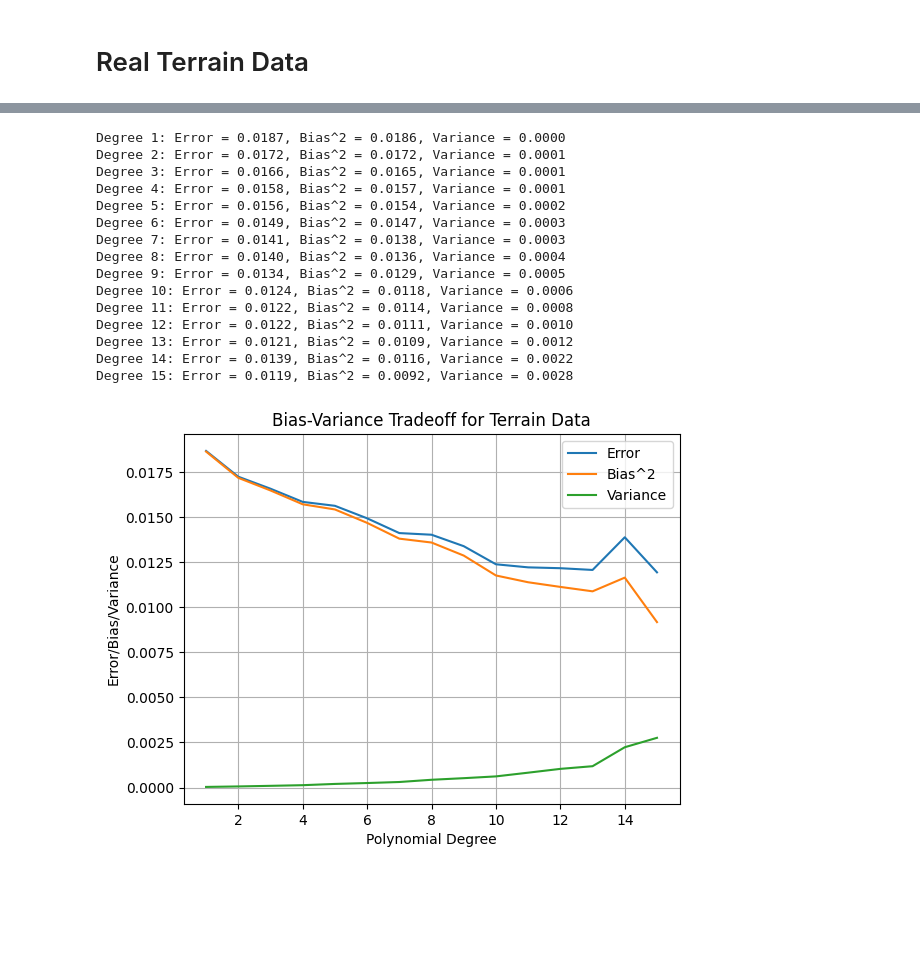
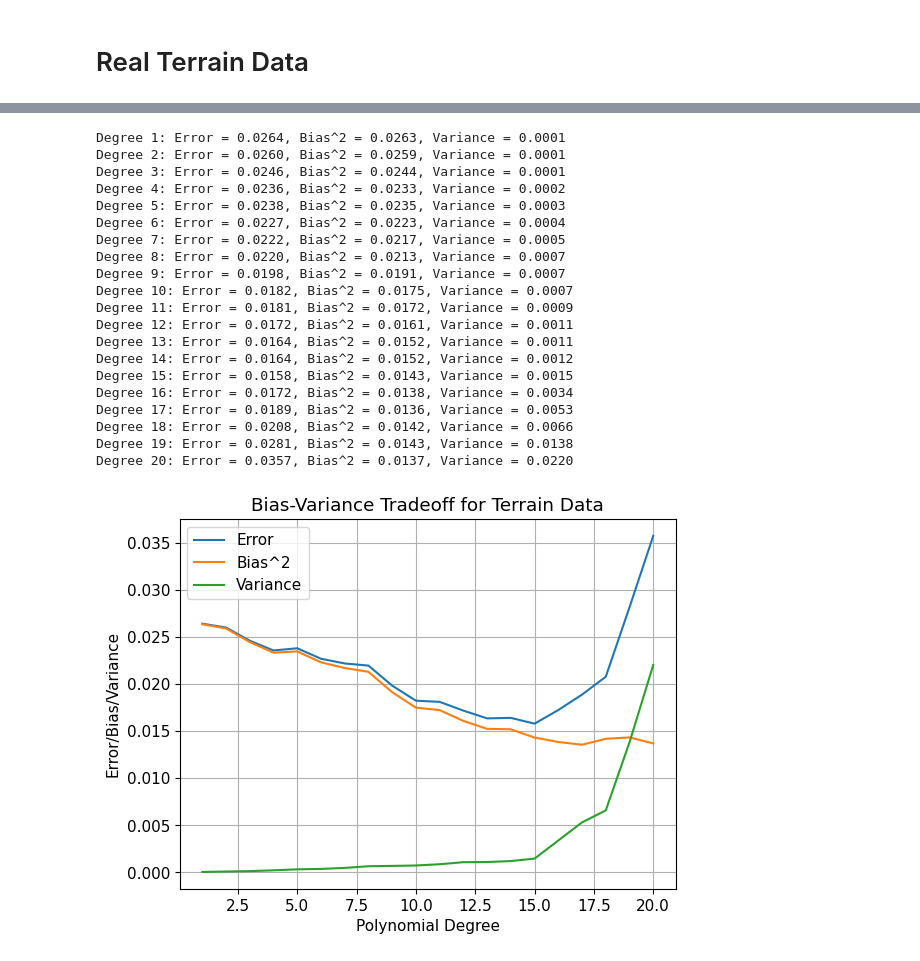
Before and after one commit to tiriltk/FYSSTK4155, a Jupyter notebook: Project1/terraincode.ipynb, the cells around one changed output, grey strips where cells are left out. Saved outputs shown, nothing was run; the diff lists cells and outputs as text; code cells hidden in the pictures; blank space fills up the shorter version.

```diff
--- a/Project1/terraincode.ipynb
+++ b/Project1/terraincode.ipynb
@@ -40,6 +40,8 @@ y = np.arange(1801)
 
 X, Y = np.meshgrid(x, y)
 
+plt.rcParams.update({'font.size': 11})
+
 ax.plot_surface(X, Y, terrain1.T, cmap='terrain')
 
 ax.set_xlim(0, 3601)
@@ -50,9 +52,5 @@ plt.xlabel('X')
 plt.ylabel('Y')
 plt.savefig("Terrain_plot_3D.png")
 plt.show()
-
-"""
-https://jakevdp.github.io/PythonDataScienceHandbook/04.12-three-dimensional-plotting.html
-"""
 # %% [output]
 Dimensions of terrain data: (3601, 1801)
@@ -165,8 +156,8 @@ points_scaled = np.column_stack((min_max_scaling(points[:, 0]), min_max_scaling(
 x = points_scaled[:, 0]
 y = points_scaled[:, 1]
 
-degrees = np.arange(1, 16)  # Polynomial degrees
-lambdas = np.logspace(-4, 0, 5)  # Different lambda values
+degrees = np.arange(1, 21)
+lambdas = np.logspace(-4, 0, 5)
 
 MSE_Ridge_train = np.zeros((len(degrees), len(lambdas)))
 MSE_Ridge_test = np.zeros((len(degrees), len(lambdas)))
@@ -175,45 +166,41 @@ R2_Ridge_test = np.zeros((len(degrees), len(lambdas)))
 
 for i, deg in enumerate(degrees):
     X = create_X(x, y, n=deg)
-    X = X[:, 1:]  # Remove the intercept for now
+    X = X[:, 1:]
 
     # Train-test split
-    X_train, X_test, z_train, z_test = train_test_split(X, z_scaled, test_size=0.2, random_state=42)
+    X_train, X_test, z_train, z_test = train_test_split(X, z_scaled, test_size=0.2, random_state=1042)
 
     # Scale the data
     scaler = StandardScaler()
     X_train_scaled = scaler.fit_transform(X_train)
     X_test_scaled = scaler.transform(X_test)
 
-    # Center target values
+    # Center
     z_train_mean = np.mean(z_train)
     z_train_scaled = z_train - z_train_mean
     z_test_scaled = z_test - z_train_mean
 
-    # Loop over different lambda values
     p = X_train_scaled.shape[1]
     I = np.eye(p)
 
     for j, lmb in enumerate(lambdas):
-        # Ridge regression
         Ridgebeta = np.linalg.inv(X_train_scaled.T @ X_train_scaled + lmb * I) @ X_train_scaled.T @ z_train_scaled
 
-        # Predictions
         y_train_pred = X_train_scaled @ Ridgebeta + z_train_mean
         y_test_pred = X_test_scaled @ Ridgebeta + z_train_mean
 
-        # Compute MSE and R²
         MSE_Ridge_train[i, j] = mean_squared_error(z_train, y_train_pred)
         MSE_Ridge_test[i, j] = mean_squared_error(z_test, y_test_pred)
         R2_Ridge_train[i, j] = r2_score(z_train, y_train_pred)
         R2_Ridge_test[i, j] = r2_score(z_test, y_test_pred)
 
 
-
 mse_colors = plt.cm.Blues(np.linspace(0.4, 1, len(lambdas)))
 r2_colors = plt.cm.Reds(np.linspace(0.4, 1, len(lambdas)))
 
-# Plot MSE vs Polynomial Degree for Ridge Regression
+plt.rcParams.update({'font.size': 11})
+
 plt.figure(figsize=(10, 6))
 for j, lmb in enumerate(lambdas):
     plt.plot(degrees, MSE_Ridge_test[:, j], marker='o', label=f'λ={lmb:.4f}', color=mse_colors[j])
@@ -224,7 +211,6 @@ plt.legend()
 plt.grid(True)
 plt.show()
 
-# Plot R² vs Polynomial Degree for Ridge Regression
 plt.figure(figsize=(10, 6))
 for j, lmb in enumerate(lambdas):
     plt.plot(degrees, R2_Ridge_test[:, j], marker='o', label=f'λ={lmb:.4f}', color=r2_colors[j])
@@ -243,12 +229,11 @@ MSE_Lasso_test = np.zeros((len(degrees), len(lambdas)))
 R2_Lasso_train = np.zeros((len(degrees), len(lambdas)))
 R2_Lasso_test = np.zeros((len(degrees), len(lambdas)))
 
-# Apply Lasso regression for each degree and lambda
 for i, deg in enumerate(degrees):
     X = create_X(x_scaled, y_scaled, n=deg)
     X = X[:, 1:]  # Remove the intercept
 
-    X_train, X_test, z_train, z_test = train_test_split(X, z_scaled, test_size=0.2, random_state=42)
+    X_train, X_test, z_train, z_test = train_test_split(X, z_scaled, test_size=0.2, random_state=1042)
 
     # Scale the data
     scaler = StandardScaler()
@@ -260,22 +245,21 @@ for i, deg in enumerate(degrees):
     z_test_scaled = z_test - z_train_mean
 
     for j, lmb in enumerate(lambdas):
-        # Lasso regression with varying lambda values
+
         lasso = Lasso(alpha=lmb, max_iter=10000)
         lasso.fit(X_train_scaled, z_train_scaled)
 
         y_train_pred = lasso.predict(X_train_scaled) + z_train_mean
         y_test_pred = lasso.predict(X_test_scaled) + z_train_mean
 
-        # Compute MSE and R²
         MSE_Lasso_train[i, j] = mean_squared_error(z_train, y_train_pred)
         MSE_Lasso_test[i, j] = mean_squared_error(z_test, y_test_pred)
         R2_Lasso_train[i, j] = r2_score(z_train, y_train_pred)
         R2_Lasso_test[i, j] = r2_score(z_test, y_test_pred)
 
 # Plotting results
+plt.rcParams.update({'font.size': 11})
 
-# Plot MSE for Lasso on test data
 mse_colors = plt.cm.Blues(np.linspace(0.4, 1, len(lambdas)))
 plt.figure(figsize=(10, 6))
 for j, lmb in enumerate(lambdas):
@@ -287,7 +271,6 @@ plt.legend()
 plt.grid(True)
 plt.show()
 
-# Plot R² for Lasso on test data
 r2_colors = plt.cm.Reds(np.linspace(0.4, 1, len(lambdas)))
 plt.figure(figsize=(10, 6))
 for j, lmb in enumerate(lambdas):
@@ -304,6 +287,8 @@ plt.show()
 # %%
 # best lambda value
 lambda_value = 0.0001
+
+plt.rcParams.update({'font.size': 11})
 
 best_MSE_Ridge_test = MSE_Ridge_test[:, 0]
 best_MSE_Lasso_test = MSE_Lasso_test[:, 0]
@@ -316,7 +301,6 @@ plt.plot(degrees, MSE_train_values, marker='o', color='grey', label='Train OLS',
 plt.plot(degrees, MSE_test_values, marker='o', color='black', label='Test OLS')
 plt.plot(degrees, best_MSE_Ridge_test, marker='o', label='Test Ridge (λ=0.0001)', color='red')
 plt.plot(degrees, best_MSE_Lasso_test, marker='o', label='Test Lasso (λ=0.0001)', color='blue')
-
 
 plt.xlabel('Polynomial Degree')
 plt.ylabel('MSE')
@@ -349,7 +333,7 @@ from sklearn.utils import resample
 # %%
 # Number of bootstrap samples
 n_boostraps = 100
-maxdegree = 15
+maxdegree = 20
 
 error = np.zeros(maxdegree)
 bias = np.zeros(maxdegree)
@@ -365,47 +349,52 @@ X_train, X_test, z_train, z_test = train_test_split(X, z_scaled, test_size=0.2,
 # Bootstrap resampling and polynomial fitting loop
 for degree in range(1, maxdegree + 1):
     model = make_pipeline(PolynomialFeatures(degree=degree), LinearRegression(fit_intercept=False))
     z_pred = np.empty((z_test.shape[0], n_boostraps))
 
     for i in range(n_boostraps):
         X_, z_ = resample(X_train, z_train)  # Bootstrap resample
         z_pred[:, i] = model.fit(X_, z_).predict(X_test).ravel()
 
     # Reshape z_test
     z_test = z_test.reshape(-1, 1)
 
     # Calculate error, bias, and variance
     error[degree-1] = np.mean(np.mean((z_test - z_pred) ** 2, axis=1))
     bias[degree-1] = np.mean((z_test - np.mean(z_pred, axis=1, keepdims=True)) ** 2)
     variance[degree-1] = np.mean(np.var(z_pred, axis=1))
 
     print(f'Degree {degree}: Error = {error[degree-1]:.4f}, Bias^2 = {bias[degree-1]:.4f}, Variance = {variance[degree-1]:.4f}')
 
 # Plot Error, Bias^2, and Variance
 plt.plot(polydegree, error, label='Error')
 plt.plot(polydegree, bias, label='Bias^2')
 plt.plot(polydegree, variance, label='Variance')
 plt.xlabel('Polynomial Degree')
 plt.ylabel('Error/Bias/Variance')
 plt.legend()
 plt.title('Bias-Variance Tradeoff for Terrain Data')
 plt.grid(True)
 plt.show()
 # %% [output]
-Degree 1: Error = 0.0187, Bias^2 = 0.0186, Variance = 0.0000
-Degree 2: Error = 0.0172, Bias^2 = 0.0172, Variance = 0.0001
-Degree 3: Error = 0.0166, Bias^2 = 0.0165, Variance = 0.0001
-Degree 4: Error = 0.0158, Bias^2 = 0.0157, Variance = 0.0001
-Degree 5: Error = 0.0156, Bias^2 = 0.0154, Variance = 0.0002
-Degree 6: Error = 0.0149, Bias^2 = 0.0147, Variance = 0.0003
-Degree 7: Error = 0.0141, Bias^2 = 0.0138, Variance = 0.0003
-Degree 8: Error = 0.0140, Bias^2 = 0.0136, Variance = 0.0004
-Degree 9: Error = 0.0134, Bias^2 = 0.0129, Variance = 0.0005
-Degree 10: Error = 0.0124, Bias^2 = 0.0118, Variance = 0.0006
-Degree 11: Error = 0.0122, Bias^2 = 0.0114, Variance = 0.0008
-Degree 12: Error = 0.0122, Bias^2 = 0.0111, Variance = 0.0010
-Degree 13: Error = 0.0121, Bias^2 = 0.0109, Variance = 0.0012
-Degree 14: Error = 0.0139, Bias^2 = 0.0116, Variance = 0.0022
-Degree 15: Error = 0.0119, Bias^2 = 0.0092, Variance = 0.0028
+Degree 1: Error = 0.0264, Bias^2 = 0.0263, Variance = 0.0001
+Degree 2: Error = 0.0260, Bias^2 = 0.0259, Variance = 0.0001
+Degree 3: Error = 0.0246, Bias^2 = 0.0244, Variance = 0.0001
+Degree 4: Error = 0.0236, Bias^2 = 0.0233, Variance = 0.0002
+Degree 5: Error = 0.0238, Bias^2 = 0.0235, Variance = 0.0003
+Degree 6: Error = 0.0227, Bias^2 = 0.0223, Variance = 0.0004
+Degree 7: Error = 0.0222, Bias^2 = 0.0217, Variance = 0.0005
+Degree 8: Error = 0.0220, Bias^2 = 0.0213, Variance = 0.0007
+Degree 9: Error = 0.0198, Bias^2 = 0.0191, Variance = 0.0007
+Degree 10: Error = 0.0182, Bias^2 = 0.0175, Variance = 0.0007
+Degree 11: Error = 0.0181, Bias^2 = 0.0172, Variance = 0.0009
+Degree 12: Error = 0.0172, Bias^2 = 0.0161, Variance = 0.0011
+Degree 13: Error = 0.0164, Bias^2 = 0.0152, Variance = 0.0011
+Degree 14: Error = 0.0164, Bias^2 = 0.0152, Variance = 0.0012
+Degree 15: Error = 0.0158, Bias^2 = 0.0143, Variance = 0.0015
+Degree 16: Error = 0.0172, Bias^2 = 0.0138, Variance = 0.0034
+Degree 17: Error = 0.0189, Bias^2 = 0.0136, Variance = 0.0053
+Degree 18: Error = 0.0208, Bias^2 = 0.0142, Variance = 0.0066
+Degree 19: Error = 0.0281, Bias^2 = 0.0143, Variance = 0.0138
+Degree 20: Error = 0.0357, Bias^2 = 0.0137, Variance = 0.0220
-[figure, old version]
+[figure, new version]
 # %%
```
Also changed, not shown: parts of 7 cells of this notebook, 2 other files.
